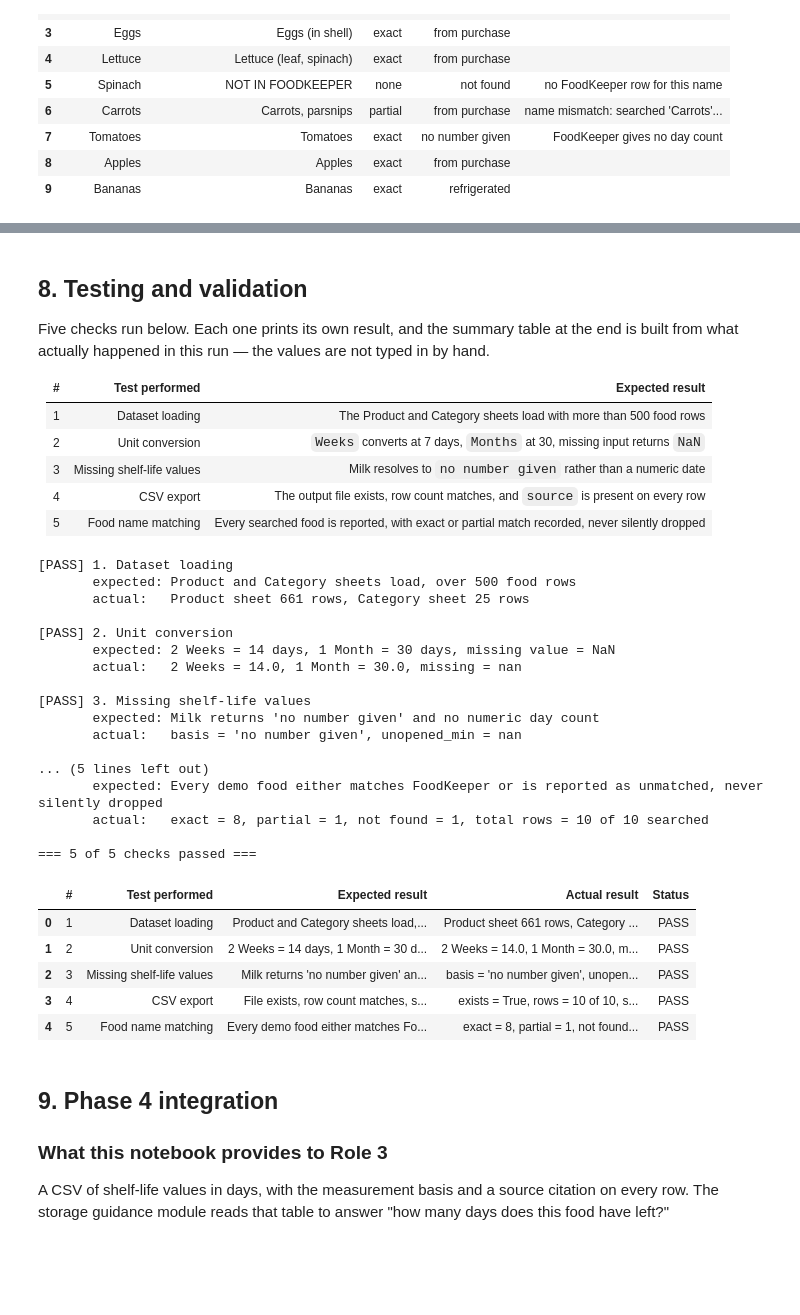
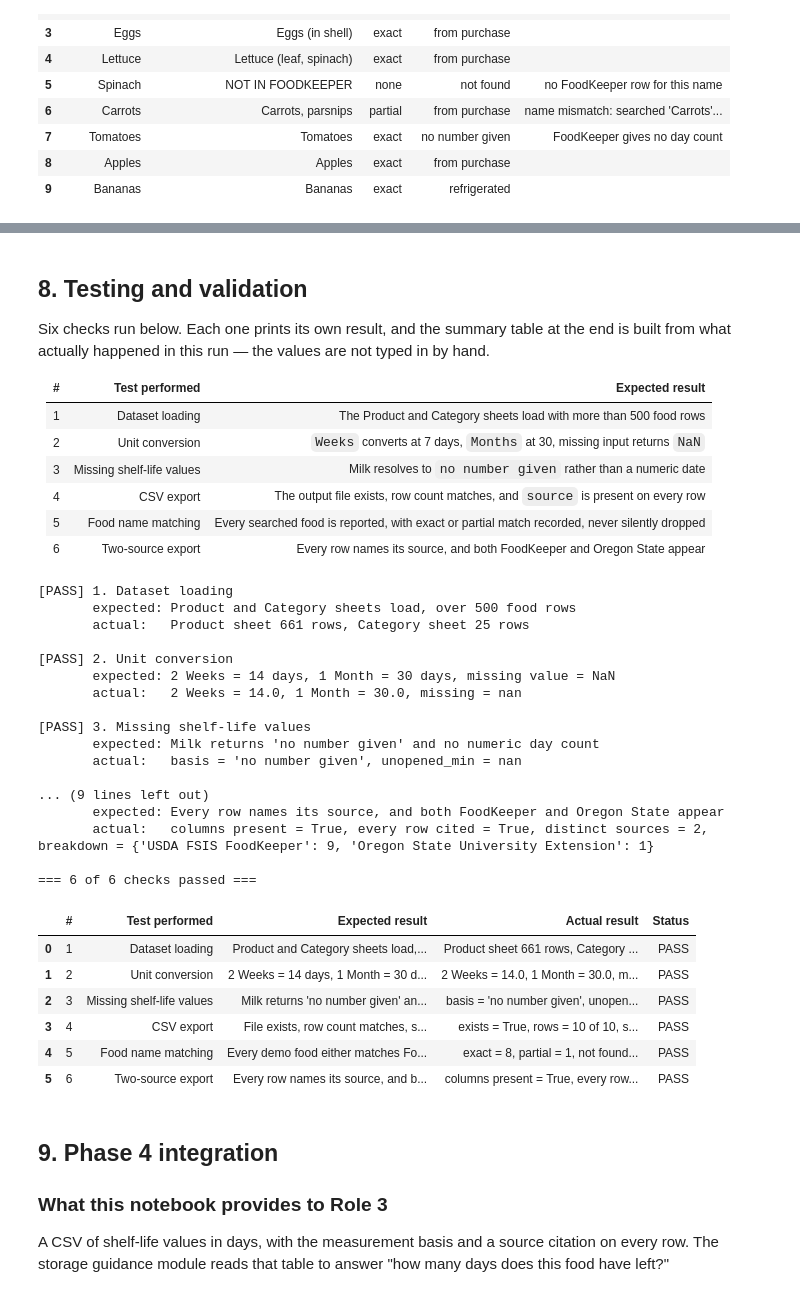
Before and after one commit to SmartPantry-AI/smartpantry-ai, a Jupyter notebook: notebooks/shelf_life_data_sourcing.ipynb, the cells around one changed output, grey strips where cells are left out. Drawn from its saved outputs; the diff is of its cells as text; code cells hidden in the pictures; blank space fills up the shorter version.

```diff
--- a/notebooks/shelf_life_data_sourcing.ipynb
+++ b/notebooks/shelf_life_data_sourcing.ipynb
@@ -449,0 +468,18 @@ partial    1
+# %%
+OSU_FILE = NOTEBOOK_DIR / "osu_extension_storage_rules_15.csv"
+OSU_CITATION = (
+    "Oregon State University Extension, Storing Food for Safety and Quality (PNW 612), "
+    "Table 3, https://extension.oregonstate.edu/sites/default/files/documents/pnw612.pdf"
+)
+
+if not OSU_FILE.exists():
+    raise FileNotFoundError(
+        f"Oregon State CSV not found at: {OSU_FILE}\n"
+        "Download it from the project data folder, or transcribe Table 3 of PNW 612, "
+        "and save it next to this notebook as 'osu_extension_storage_rules_15.csv'."
+    )
+
+osu = pd.read_csv(OSU_FILE)
+print(f"Loaded {len(osu)} Oregon State rows from {OSU_FILE.name}")
+osu[["food_type", "refrigerator_min_days", "refrigerator_max_days",
+     "duration_basis", "source_notes"]]
@@ -521,7 +705,7 @@ Rows: 10  Columns: ['searched_for', 'food', 'match', 'category', 'unopened_min',
 # %% [markdown]
 ## 8. Testing and validation
 
-Five checks run below. Each one prints its own result, and the summary table at the end is
+Six checks run below. Each one prints its own result, and the summary table at the end is
 built from what actually happened in this run — the values are not typed in by hand.
 
 | # | Test performed | Expected result |
@@ -531,6 +715,7 @@ built from what actually happened in this run — the values are not typed in by
 | 3 | Missing shelf-life values | Milk resolves to `no number given` rather than a numeric date |
 | 4 | CSV export | The output file exists, row count matches, and `source` is present on every row |
 | 5 | Food name matching | Every searched food is reported, with exact or partial match recorded, never silently dropped |
+| 6 | Two-source export | Every row names its source, and both FoodKeeper and Oregon State appear |
 # %%
 results = []
 
@@ -604,37 +789,52 @@ check(
     f"exact = {(shelf_life['match'] == 'exact').sum()}, "
     f"partial = {len(partial)}, not found = {len(not_found)}, "
     f"total rows = {len(shelf_life)} of {len(TARGETS)} searched",
     len(shelf_life) == len(TARGETS),
 )
 
+# --- Test 6: both sources present and cited ------------------------------
+reloaded6  = pd.read_csv(OUTPUT_FILE)
+has_cols   = {"source_name", "source"}.issubset(reloaded6.columns)
+all_named  = reloaded6["source_name"].notna().all() and reloaded6["source"].notna().all()
+n_sources  = reloaded6["source_name"].nunique()
+counts     = reloaded6["source_name"].value_counts().to_dict()
+check(
+    6, "Two-source export",
+    "Every row names its source, and both FoodKeeper and Oregon State appear",
+    f"columns present = {has_cols}, every row cited = {all_named}, "
+    f"distinct sources = {n_sources}, breakdown = {counts}",
+    has_cols and all_named and n_sources == 2,
+)
+
 summary = pd.DataFrame(results)
 passed = (summary["Status"] == "PASS").sum()
 print(f"=== {passed} of {len(summary)} checks passed ===")
 summary
 # %% [output]
 [PASS] 1. Dataset loading
        expected: Product and Category sheets load, over 500 food rows
        actual:   Product sheet 661 rows, Category sheet 25 rows
 
 [PASS] 2. Unit conversion
        expected: 2 Weeks = 14 days, 1 Month = 30 days, missing value = NaN
        actual:   2 Weeks = 14.0, 1 Month = 30.0, missing = nan
 
 [PASS] 3. Missing shelf-life values
        expected: Milk returns 'no number given' and no numeric day count
        actual:   basis = 'no number given', unopened_min = nan
 
-... (5 lines left out)
-       expected: Every demo food either matches FoodKeeper or is reported as unmatched, never silently dropped
-       actual:   exact = 8, partial = 1, not found = 1, total rows = 10 of 10 searched
+... (9 lines left out)
+       expected: Every row names its source, and both FoodKeeper and Oregon State appear
+       actual:   columns present = True, every row cited = True, distinct sources = 2, breakdown = {'USDA FSIS FoodKeeper': 9, 'Oregon State University Extension': 1}
 
-=== 5 of 5 checks passed ===
+=== 6 of 6 checks passed ===
 |  | # | Test performed | Expected result | Actual result | Status |
 | 0 | 1 | Dataset loading | Product and Category sheets load,... | Product sheet 661 rows, Category ... | PASS |
 | 1 | 2 | Unit conversion | 2 Weeks = 14 days, 1 Month = 30 d... | 2 Weeks = 14.0, 1 Month = 30.0, m... | PASS |
 | 2 | 3 | Missing shelf-life values | Milk returns 'no number given' an... | basis = 'no number given', unopen... | PASS |
 | 3 | 4 | CSV export | File exists, row count matches, s... | exists = True, rows = 10 of 10, s... | PASS |
 | 4 | 5 | Food name matching | Every demo food either matches Fo... | exact = 8, partial = 1, not found... | PASS |
+| 5 | 6 | Two-source export | Every row names its source, and b... | columns present = True, every row... | PASS |
 # %% [markdown]
 ## 9. Phase 4 integration
 
```
Also changed, not shown: parts of 9 cells of this notebook.
